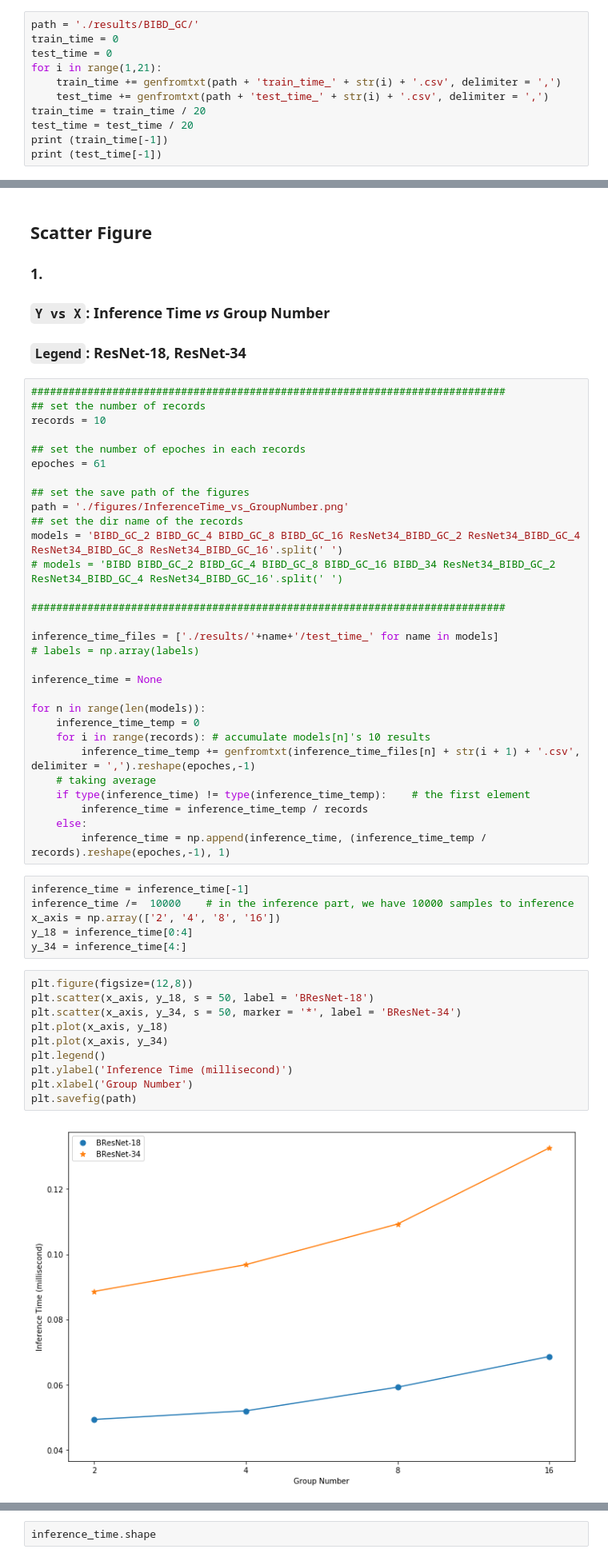
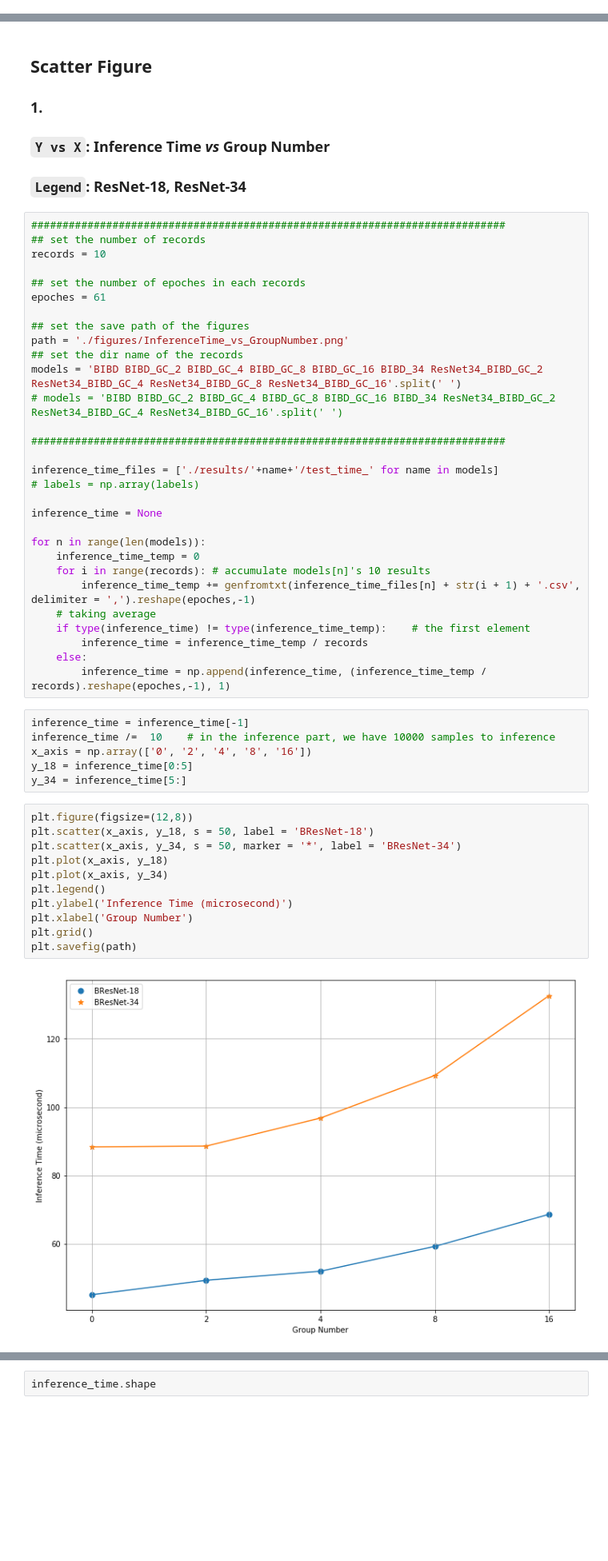
Before and after one commit to iid2019/iddl, a Jupyter notebook: resnet/plot_results.ipynb, the cells around one changed output, grey strips where cells are left out. Shown: that part at 80% size. Cells and saved outputs as stored; diff of their text form; blank space fills up the shorter version.

Commit message:
resnet_bibd_gc_ee graph

```diff
--- a/resnet/plot_results.ipynb
+++ b/resnet/plot_results.ipynb
@@ -309,14 +309,3 @@ plotter.plot_values(labels, train_loss, test_loss,
 [figure]
 # %% [markdown]
 ## Table Figure
-# %%
-path = './results/BIBD_GC/'
-train_time = 0
-test_time = 0
-for i in range(1,21):
-    train_time += genfromtxt(path + 'train_time_' + str(i) + '.csv', delimiter = ',')
-    test_time += genfromtxt(path + 'test_time_' + str(i) + '.csv', delimiter = ',')
-train_time = train_time / 20
-test_time = test_time / 20
-print (train_time[-1])
-print (test_time[-1])
@@ -355,7 +400,7 @@ epoches = 61
 ## set the save path of the figures
 path = './figures/InferenceTime_vs_GroupNumber.png'
 ## set the dir name of the records
-models = 'BIBD_GC_2 BIBD_GC_4 BIBD_GC_8 BIBD_GC_16 ResNet34_BIBD_GC_2 ResNet34_BIBD_GC_4 ResNet34_BIBD_GC_8 ResNet34_BIBD_GC_16'.split(' ')
+models = 'BIBD BIBD_GC_2 BIBD_GC_4 BIBD_GC_8 BIBD_GC_16 BIBD_34 ResNet34_BIBD_GC_2 ResNet34_BIBD_GC_4 ResNet34_BIBD_GC_8 ResNet34_BIBD_GC_16'.split(' ')
 # models = 'BIBD BIBD_GC_2 BIBD_GC_4 BIBD_GC_8 BIBD_GC_16 BIBD_34 ResNet34_BIBD_GC_2 ResNet34_BIBD_GC_4 ResNet34_BIBD_GC_16'.split(' ')
 
 ############################################################################
@@ -376,22 +421,23 @@ for n in range(len(models)):
         inference_time = np.append(inference_time, (inference_time_temp / records).reshape(epoches,-1), 1)
 # %%
 inference_time = inference_time[-1]
-inference_time /=  10000    # in the inference part, we have 10000 samples to inference
-x_axis = np.array(['2', '4', '8', '16'])
-y_18 = inference_time[0:4]
-y_34 = inference_time[4:]
+inference_time /=  10    # in the inference part, we have 10000 samples to inference
+x_axis = np.array(['0', '2', '4', '8', '16'])
+y_18 = inference_time[0:5]
+y_34 = inference_time[5:]
 # %%
 plt.figure(figsize=(12,8))
 plt.scatter(x_axis, y_18, s = 50, label = 'BResNet-18')
 plt.scatter(x_axis, y_34, s = 50, marker = '*', label = 'BResNet-34')
 plt.plot(x_axis, y_18)
 plt.plot(x_axis, y_34)
 plt.legend()
-plt.ylabel('Inference Time (millisecond)')
+plt.ylabel('Inference Time (microsecond)')
 plt.xlabel('Group Number')
+plt.grid()
 plt.savefig(path)
 # %% [output]
-[figure, old version]
+[figure, new version]
 # %% [markdown]
 **Comment**
 
```
Also changed, not shown: parts of 8 cells of this notebook, 1 other file.
